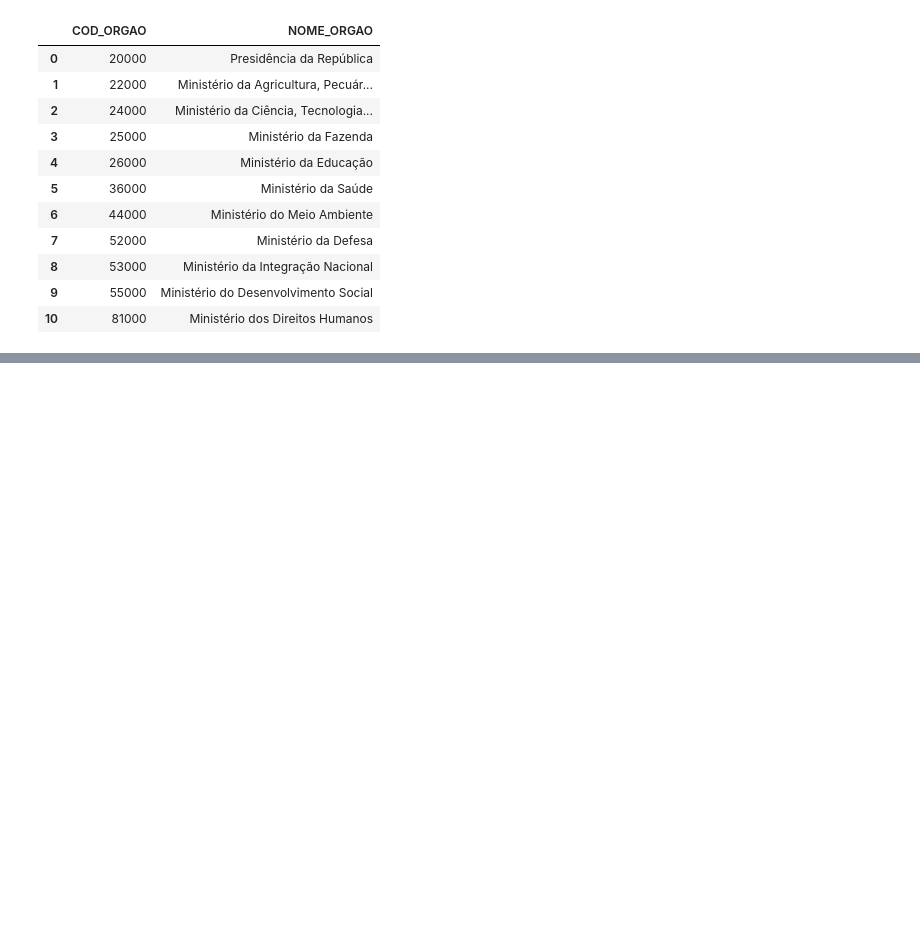
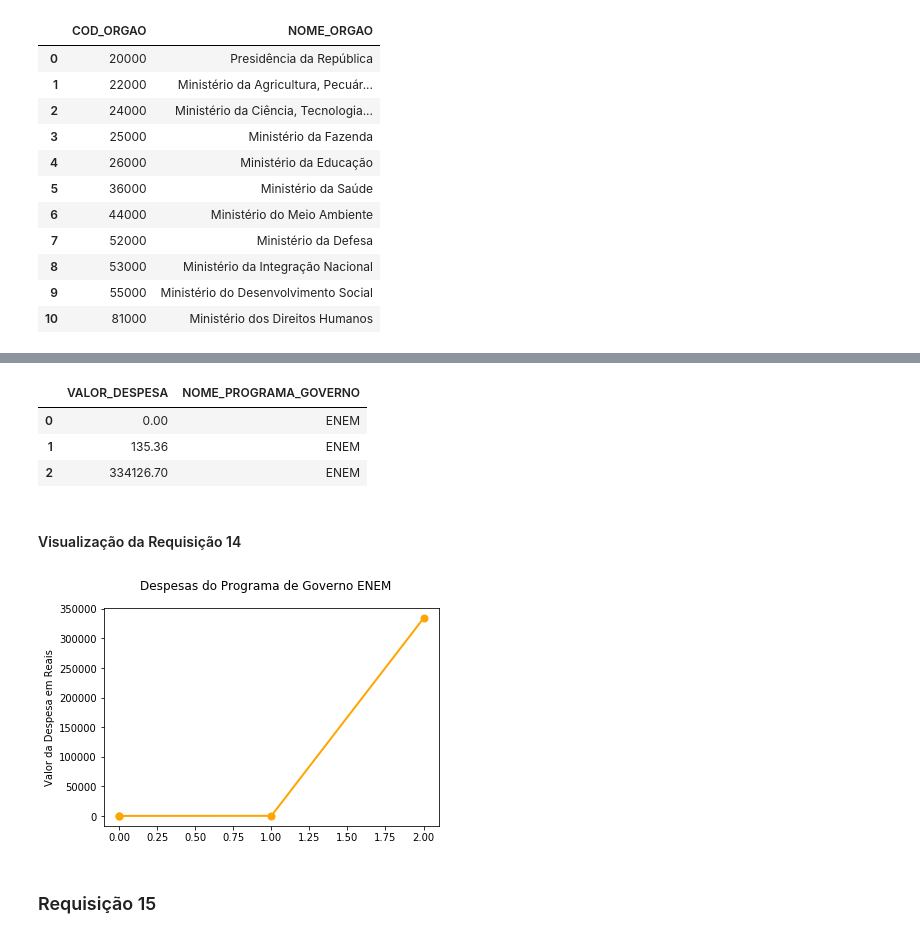
Before and after one commit to marcotmotta/ibd-project1, a Jupyter notebook: notebooks/1. TP1.ipynb, the cells around one changed output, grey strips where cells are left out. Cells and saved outputs as stored; diff of their text form; code cells hidden in the pictures; blank space fills up the shorter version.

```diff
--- a/notebooks/1. TP1.ipynb
+++ b/notebooks/1. TP1.ipynb
@@ -168,0 +277,23 @@ df
+# %%
+df = pd.read_sql_query("select distinct VALOR_DESPESA, NOME_PROGRAMA_GOVERNO from DESPESA_PUBLICA " +
+                       "natural join PROGRAMA_GOVERNO " +
+                       "where NOME_PROGRAMA_GOVERNO = '" + 'ENEM' + "'", conn)
+df
+# %% [output]
+|  | VALOR_DESPESA | NOME_PROGRAMA_GOVERNO |
+| 0 | 0.00 | ENEM |
+| 1 | 135.36 | ENEM |
+| 2 | 334126.70 | ENEM |
+# %% [markdown]
+#### Visualização da Requisição 14
+# %%
+y_axis = df.VALOR_DESPESA.tolist()
+
+plt.plot(range(len(y_axis)), y_axis, 0.95, color="orange", marker="o", linewidth="2", markersize="7")
+plt.ylabel('Valor da Despesa em Reais')
+plt.suptitle('Despesas do Programa de Governo ENEM')
+plt.show()
+# %% [output]
+[figure, added]
+# %% [markdown]
+### Requisição 15
```
Also changed, not shown: parts of 21 cells of this notebook, 2 other files.
